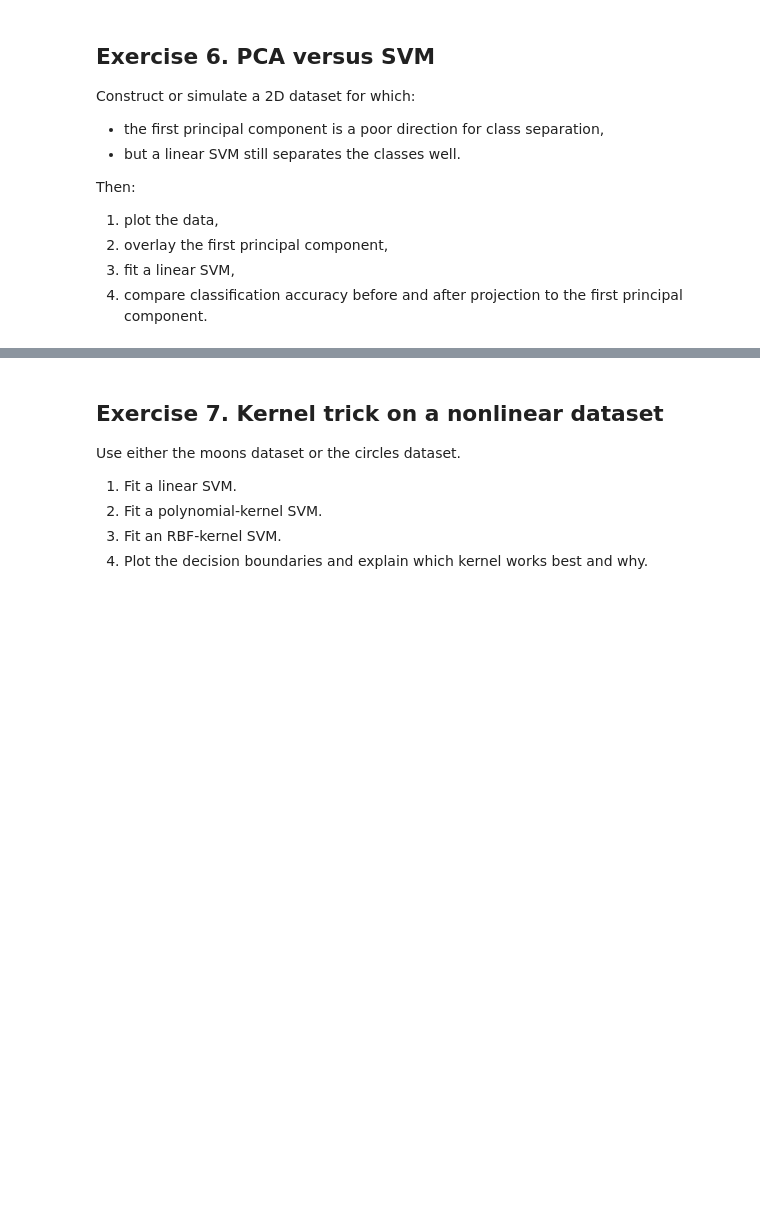
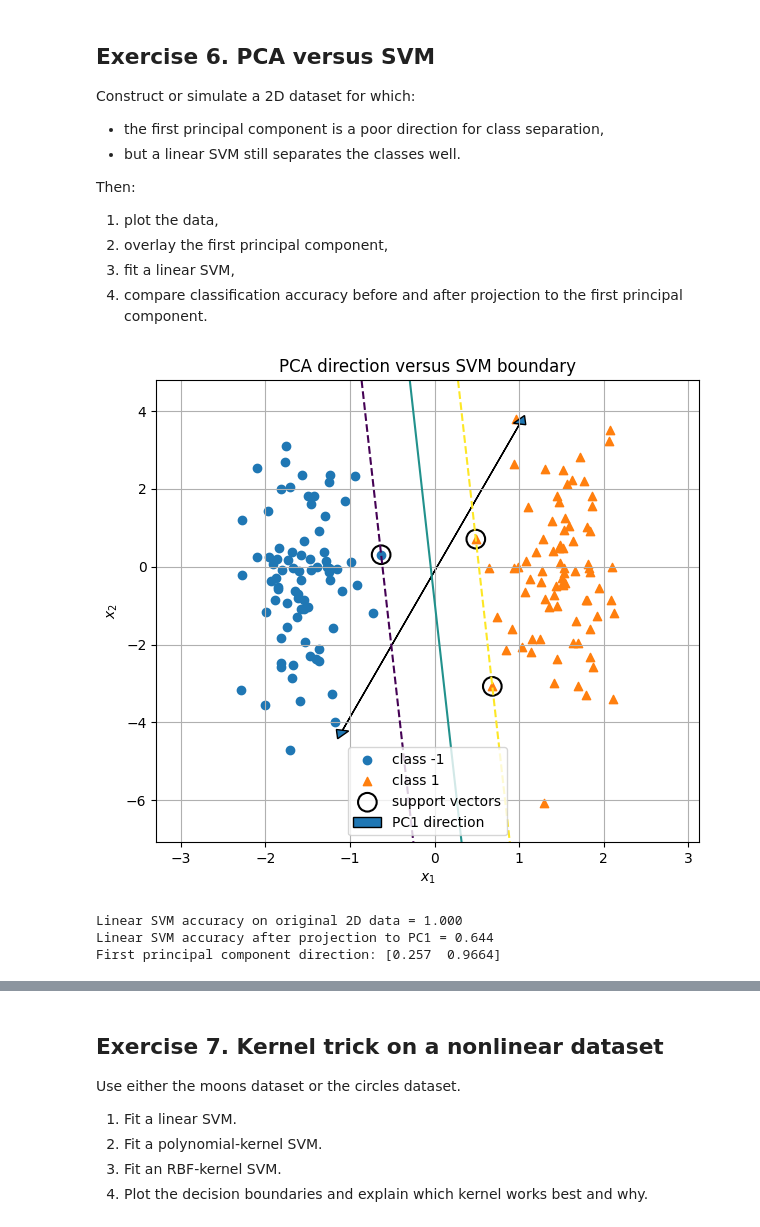
Before and after one commit to lena458/machine_learning, a Jupyter notebook: SVM_exercises.ipynb, the cells around one changed output, grey strips where cells are left out. Cells and saved outputs as stored; diff of their text form; code cells hidden in the pictures; blank space fills up the shorter version.

```diff
--- a/SVM_exercises.ipynb
+++ b/SVM_exercises.ipynb
@@ -241,3 +329,61 @@ Then:
 4. compare classification accuracy before and after projection to the first principal component.
 # %%
 # Hint: create vertically elongated classes whose centers differ mostly in x.
+rng_local = np.random.default_rng(7)
+
+mean_neg = np.array([-1.5, 0.0])
+mean_pos = np.array([ 1.5, 0.0])
+Sigma = np.array([
+    [0.15, 0.0],
+    [0.0, 3.5]
+])
+
+X_neg = rng_local.multivariate_normal(mean_neg, Sigma, size=80)
+X_pos = rng_local.multivariate_normal(mean_pos, Sigma, size=80)
+
+X = np.vstack([X_neg, X_pos])
+y = np.hstack([
+    -np.ones(len(X_neg), dtype=int),
+     np.ones(len(X_pos), dtype=int)
+])
+
+# Fit PCA and SVM
+pca = PCA(n_components=1)
+X_1d = pca.fit_transform(X)
+
+clf_2d = SVC(kernel='linear', C=1e6)
+clf_2d.fit(X, y)
+
+clf_1d = SVC(kernel='linear', C=1e6)
+clf_1d.fit(X_1d, y)
+
+acc_2d = accuracy_score(y, clf_2d.predict(X))
+acc_1d = accuracy_score(y, clf_1d.predict(X_1d))
+
+# Plot data, first principal component, and SVM boundary
+fig, ax = plt.subplots(figsize=(7, 6))
+plot_decision_function(clf_2d, X, y, ax=ax, title="PCA direction versus SVM boundary")
+
+center = pca.mean_
+pca_dir = pca.components_[0]
+scale = max(X.std(axis=0)) * 2.5
+
+ax.arrow(center[0], center[1],
+         scale * pca_dir[0], scale * pca_dir[1],
+         length_includes_head=True, head_width=0.15,
+         label="PC1 direction")
+ax.arrow(center[0], center[1],
+         -scale * pca_dir[0], -scale * pca_dir[1],
+         length_includes_head=True, head_width=0.15)
+
+ax.legend()
+plt.show()
+
+print(f"Linear SVM accuracy on original 2D data = {acc_2d:.3f}")
+print(f"Linear SVM accuracy after projection to PC1 = {acc_1d:.3f}")
+print("First principal component direction:", np.round(pca_dir, 4))
+# %% [output]
+[figure, added]
+Linear SVM accuracy on original 2D data = 1.000
+Linear SVM accuracy after projection to PC1 = 0.644
+First principal component direction: [0.257  0.9664]
```
Also changed, not shown: parts of 10 cells of this notebook.
